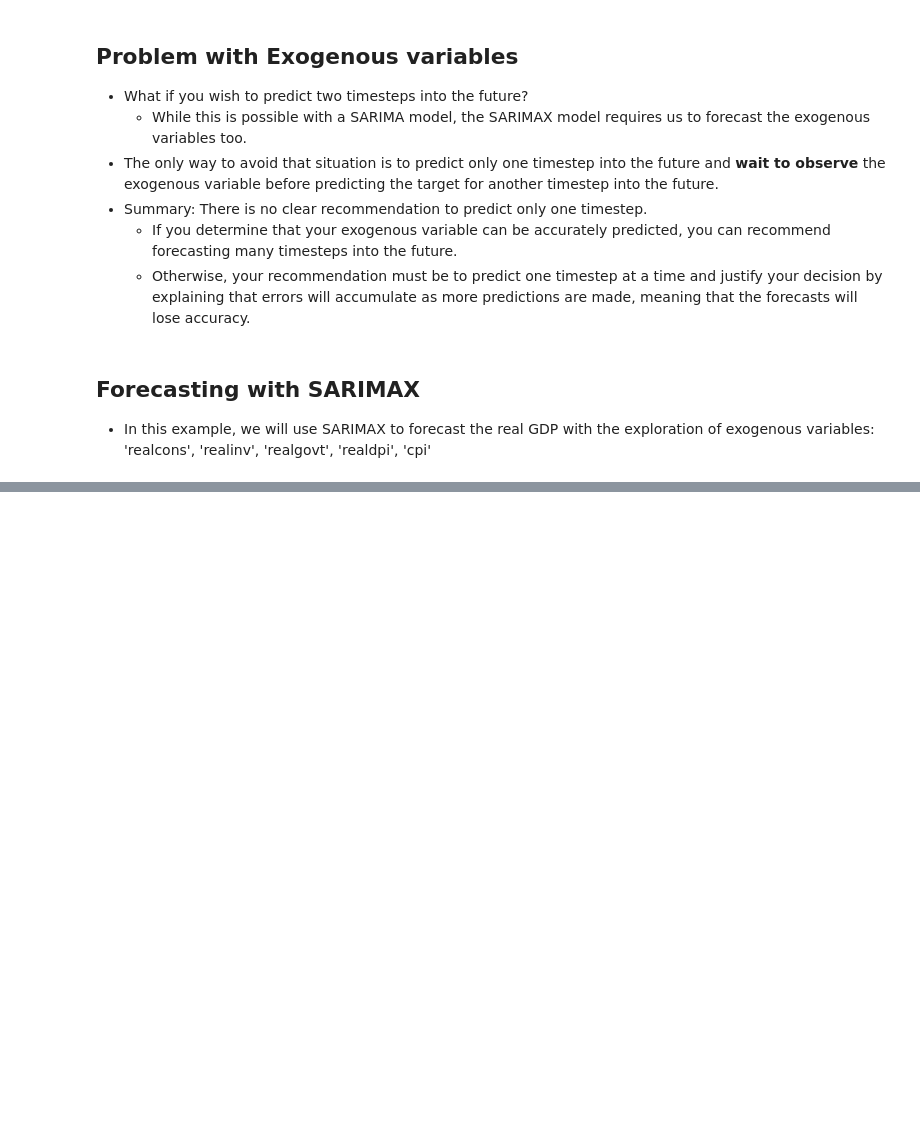
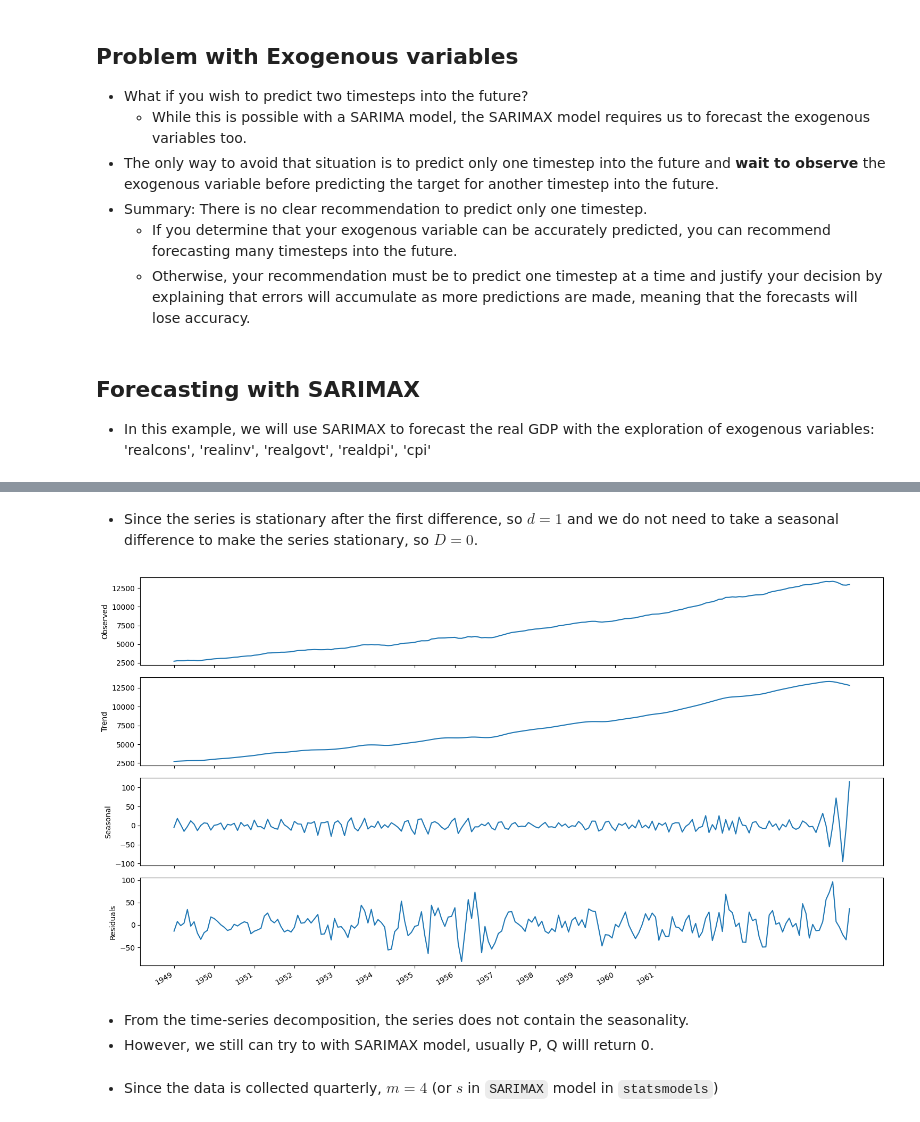
Before and after one commit to CodexploreRepo/time-series, a Jupyter notebook: notebook/statistical_models/sarimax.ipynb, the cells around one changed output, grey strips where cells are left out. Cells and saved outputs as stored; diff of their text form; code cells hidden in the pictures; blank space fills up the shorter version.

Commit message:
update SARIMAX notes

```diff
--- a/notebook/statistical_models/sarimax.ipynb
+++ b/notebook/statistical_models/sarimax.ipynb
@@ -60,0 +124,33 @@ exog = macro_econ_data[['realcons', 'realinv', 'realgovt', 'realdpi','cpi']]
+# %% [markdown]
+- Since the series is stationary after the first difference, so $d = 1$ and we do not need to take a seasonal difference to make the series stationary, so $D = 0$.
+# %%
+# Decompose the series using the STL function.
+# The period is equal to the frequency m. Since we have quarterly data, the period is 4.
+def decompose_ts(df, period=12):
+    decomposition = STL(df, period=period).fit()
+
+    fig, (ax1, ax2, ax3, ax4) = plt.subplots(nrows=4, ncols=1, sharex=True, figsize=(15,8))
+
+    ax1.plot(decomposition.observed)
+    ax1.set_ylabel('Observed')
+
+    ax2.plot(decomposition.trend)
+    ax2.set_ylabel('Trend')
+
+    ax3.plot(decomposition.seasonal)
+    ax3.set_ylabel('Seasonal')
+
+    ax4.plot(decomposition.resid)
+    ax4.set_ylabel('Residuals')
+
+    plt.xticks(np.arange(0, 145, 12), np.arange(1949, 1962, 1))
+
+    fig.autofmt_xdate()
+    plt.tight_layout()
+
+decompose_ts(target, period=4)
+# %% [output]
+[figure, added]
+# %% [markdown]
+- From the time-series decomposition, the series does not contain the seasonality.
+- However, we still can try to with SARIMAX model, usually P, Q willl return 0.
@@ -60,0 +185,2 @@ exog = macro_econ_data[['realcons', 'realinv', 'realgovt', 'realdpi','cpi']]
+# %% [markdown]
+- Since the data is collected quarterly, $m = 4$ (or $s$ in `SARIMAX` model in `statsmodels`)
```
Also changed, not shown: parts of 27 cells of this notebook, 3 other files.
